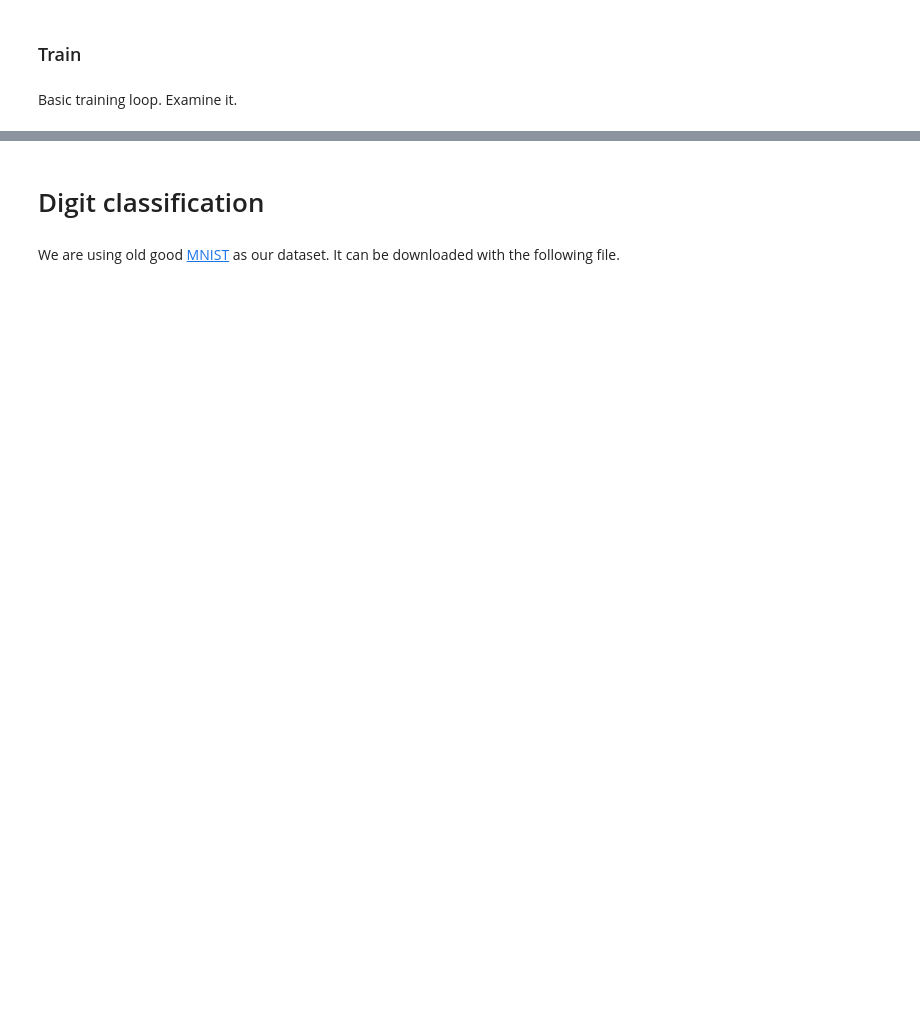
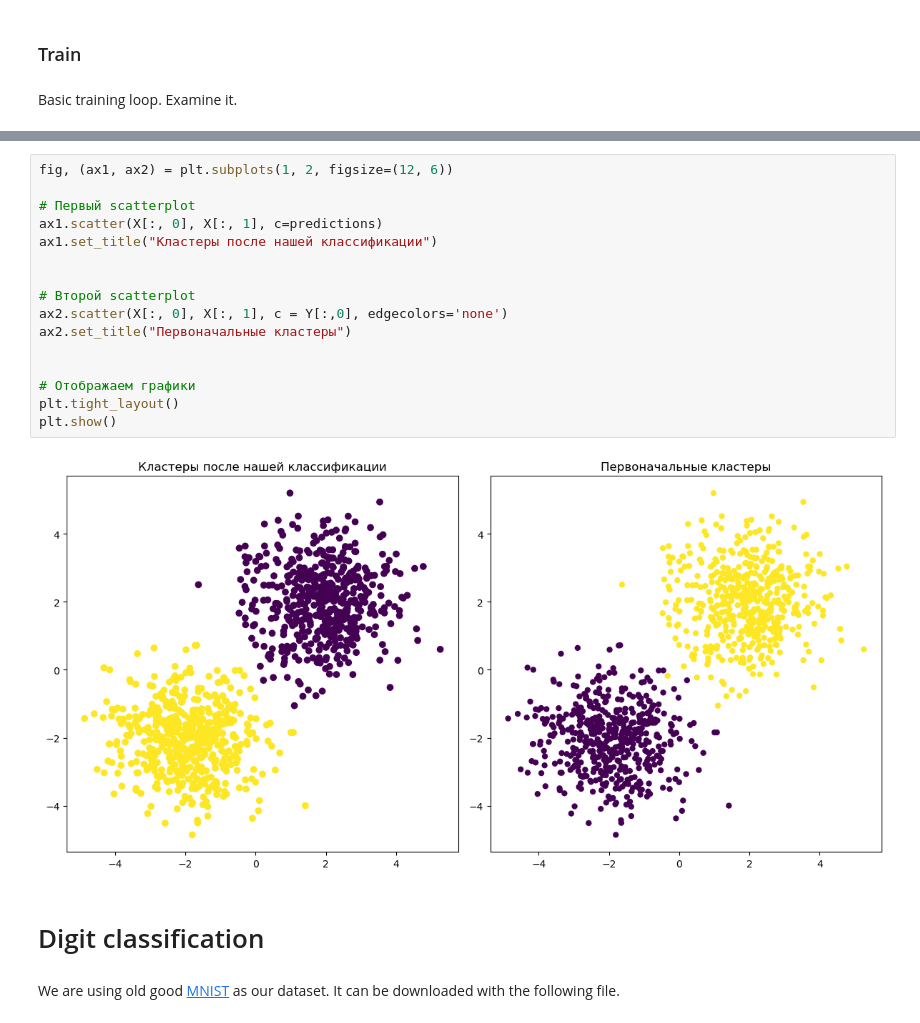
Before and after one commit to N3wBaz/mipt_ml, a Jupyter notebook: 8/main_notebook.ipynb, the cells around one changed output, grey strips where cells are left out. Cells and saved outputs as stored; diff of their text form; blank space fills up the shorter version.

```diff
--- a/8/main_notebook.ipynb
+++ b/8/main_notebook.ipynb
@@ -155,3 +176,21 @@ Current loss: nan
+# %%
+fig, (ax1, ax2) = plt.subplots(1, 2, figsize=(12, 6))
+
+# Первый scatterplot
+ax1.scatter(X[:, 0], X[:, 1], c=predictions)
+ax1.set_title("Кластеры после нашей классификации")
+
+
+# Второй scatterplot
+ax2.scatter(X[:, 0], X[:, 1], c = Y[:,0], edgecolors='none')
+ax2.set_title("Первоначальные кластеры")
+
+
+# Отображаем графики
+plt.tight_layout()
+plt.show()
+# %% [output]
+[figure, added]
 # %% [markdown]
 # Digit classification
 # %% [markdown]
```
Also changed, not shown: parts of 37 cells of this notebook, 7 other files.
